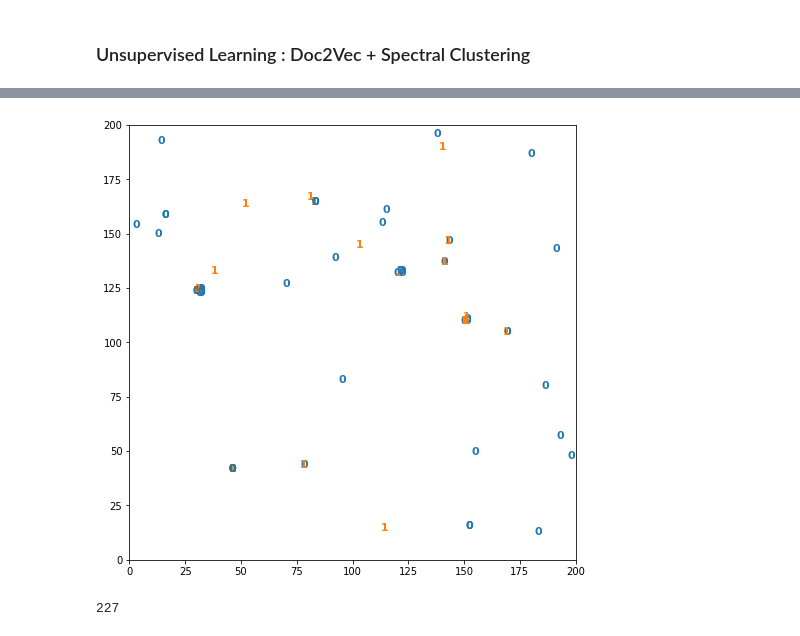
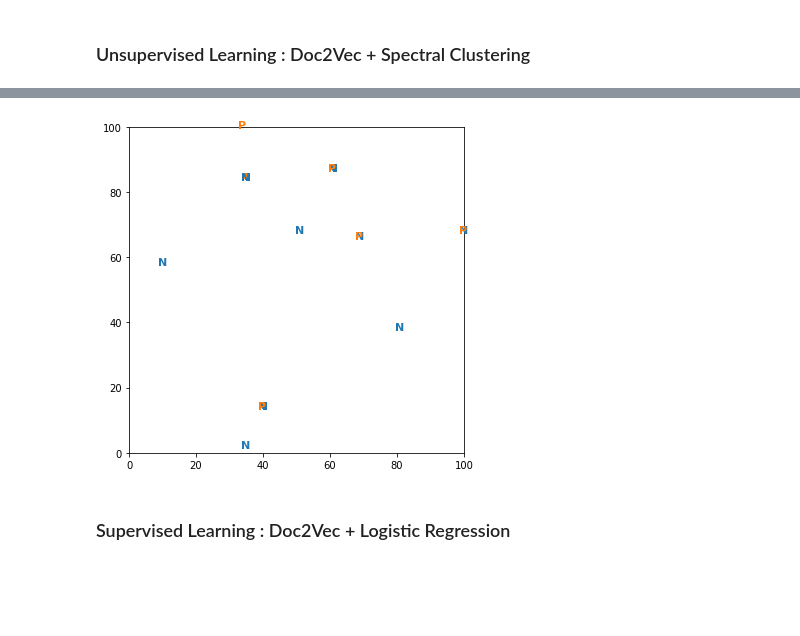
Before and after one commit to rdenadai/Covid19-Twitter-Tracker, a Jupyter notebook: code/src/notebook/AvaliacaoAlgoritmosNaoSupervisionados2Vec.ipynb, the cells around one changed output, grey strips where cells are left out. Drawn from its saved outputs; the diff is of its cells as text; code cells hidden in the pictures; blank space fills up the shorter version.

```diff
--- a/code/src/notebook/AvaliacaoAlgoritmosNaoSupervisionados2Vec.ipynb
+++ b/code/src/notebook/AvaliacaoAlgoritmosNaoSupervisionados2Vec.ipynb
@@ -64,9 +76,8 @@ for texto in textos:
             doc.append(w2v.wv[palavra])
         except:
             # print(palavra)
-            # doc.append(np.ones((150, )))
+            # doc.append(np.zeros((300, )))
             pass
-    doc = np.asarray(doc)
     doc = np.mean(doc, axis=0)
     n_textos.append(doc)
 n_textos = np.asarray(n_textos)
@@ -275,0 +277,9 @@ weighted avg       0.66      0.66      0.66      1044
+# %%
+X = n_textos
+y = textos[:, 1].astype(np.int).ravel()
+
+X_train, X_test, y_train, y_test = train_test_split(X, y, test_size=0.3, random_state=0)
+
+som = MiniSom(100, 100, 300, activation_distance="cosine", sigma=1e-1, learning_rate=1e-2)
+som.pca_weights_init(X_train)
+som.train_random(X_train, 1000)
@@ -276,24 +306,16 @@ weighted avg       0.66      0.66      0.66      1044
 # %%
-plt.figure(figsize=(8, 8))
+plt.figure(figsize=(6, 6))
 wmap = {}
 im = 0
-for x, t in zip(X[:100], y[:100]):  # scatterplot
+for x, t in zip(X_test, y_test):
     w = som.winner(x)
     wmap[w] = im
-    plt. text(w[0]+.5,  w[1]+.5,  str(t),
+    plt. text(w[0]+.5,  w[1]+.5, "P" if t == 1 else "N",
               color=f"C{t}", fontdict={'weight': 'bold',  'size': 11})
     im = im + 1
 plt.axis([0, som.get_weights().shape[0], 0,  som.get_weights().shape[1]])
 plt.show()
 # %% [output]
-[figure, old version]
+[figure, new version]
-# %%
-import pickle
-
-sentences = []
-with open(f"{os.getcwd()}/../../data/bulas.pkl", "rb") as fh:
-    sentences = pickle.load(fh)
-    sentences = [clean_up.fit(sent) for sent in sentences]
-len(sentences)
-# %% [output]
-227
+# %% [markdown]
+### Supervised Learning : Doc2Vec + Logistic Regression
```
Also changed, not shown: parts of 16 cells of this notebook, 5 other files.
